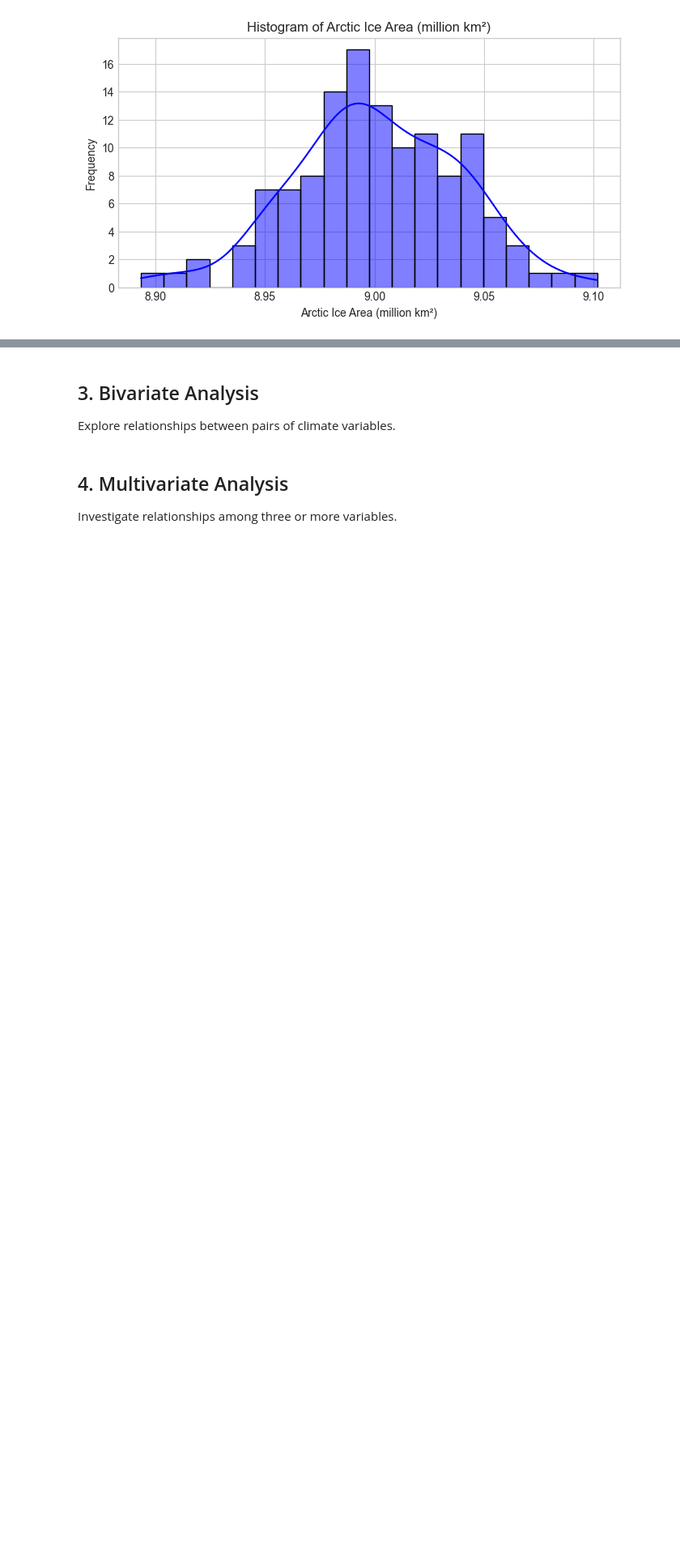
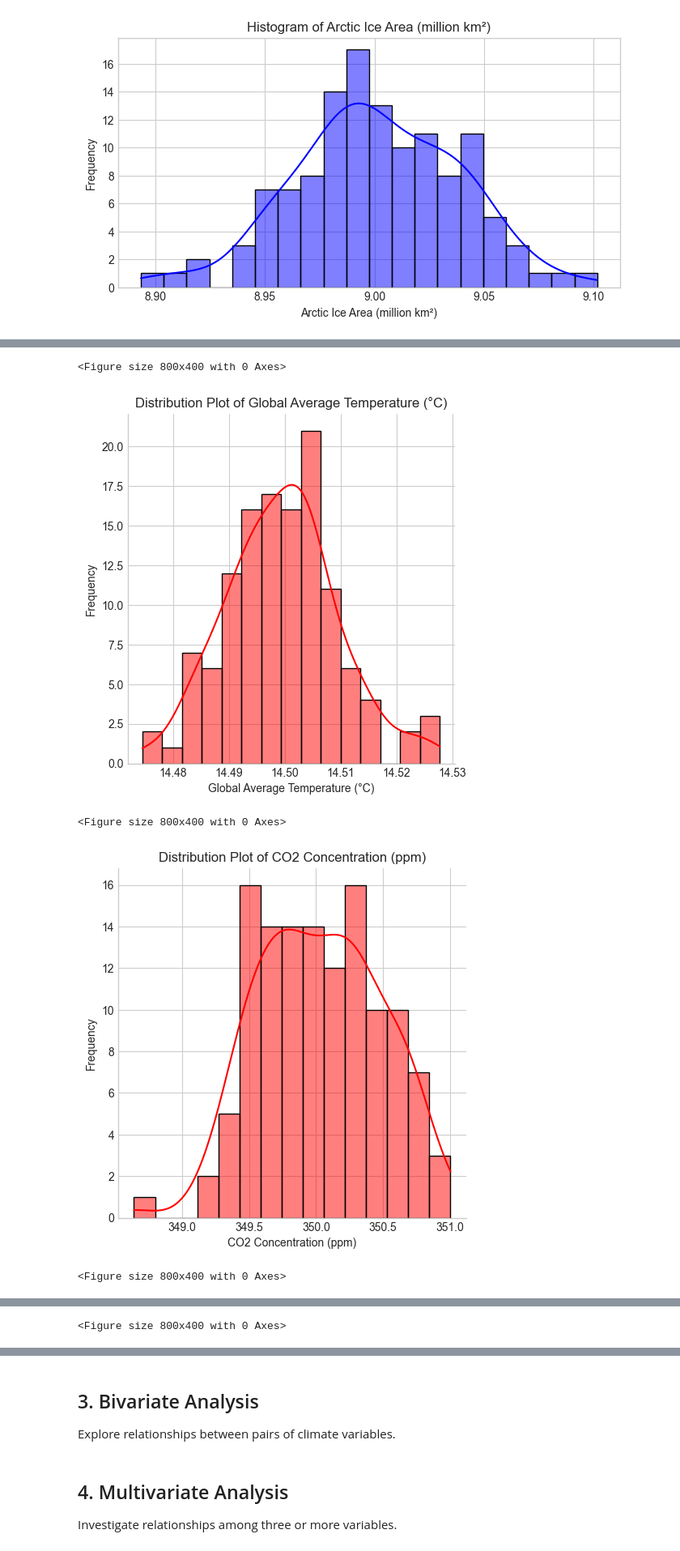
Before and after one commit to Omdena-NIC-Nepal/complete-eda-assignment-group-a-projecthub, a Jupyter notebook: climate_eda.ipynb, the cells around one changed output, grey strips where cells are left out. Shown: that part at 81% size. Saved outputs shown, nothing was run; the diff lists cells and outputs as text; code cells hidden in the pictures; blank space fills up the shorter version.

```diff
--- a/climate_eda.ipynb
+++ b/climate_eda.ipynb
@@ -149,0 +162,15 @@ for column in column_names:
+# %%
+# Distribution Plots
+for column in column_names:
+    plt.figure(figsize=(8,4))
+    sns.displot(df_new[column], kde=True, bins=15, color='red')
+    plt.xlabel(f'{column}')
+    plt.ylabel('Frequency')
+    plt.title(f'Distribution Plot of {column}')
+    plt.show()
+# %% [output]
+<Figure size 800x400 with 0 Axes>
+[figure, added]
+<Figure size 800x400 with 0 Axes>
+[figure, added]
+<Figure size 800x400 with 0 Axes>
@@ -149,0 +178 @@ for column in column_names:
+<Figure size 800x400 with 0 Axes>
```
Also changed, not shown: parts of 5 cells of this notebook.
